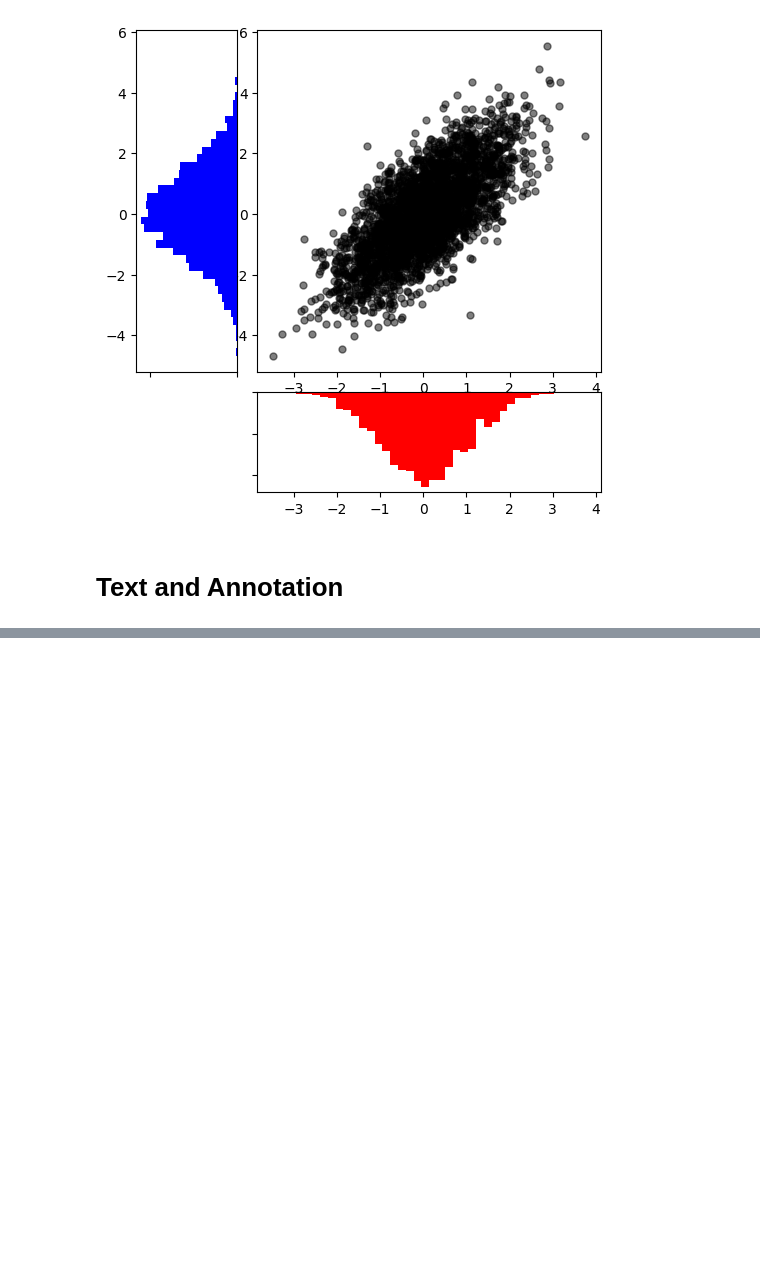
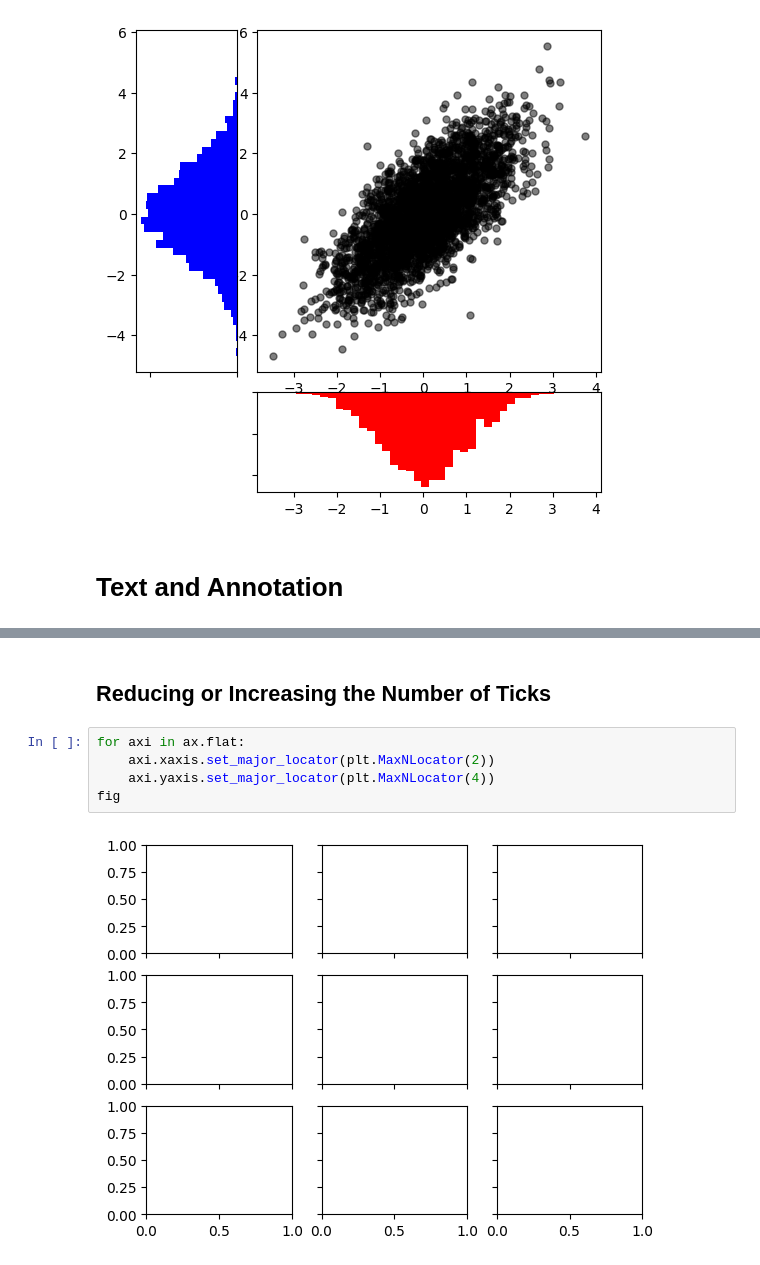
Before and after one commit to ZacharyCone7/SSE591_Week4, a Jupyter notebook: Week 4 Examples.ipynb, the cells around one changed output, grey strips where cells are left out. Drawn from its saved outputs; the diff is of its cells as text; blank space fills up the shorter version.

```diff
--- a/Week 4 Examples.ipynb
+++ b/Week 4 Examples.ipynb
@@ -443,0 +486,9 @@ y_hist.invert_xaxis()
+# %% [markdown]
+## Reducing or Increasing the Number of Ticks
+# %%
+for axi in ax.flat:
+    axi.xaxis.set_major_locator(plt.MaxNLocator(2))
+    axi.yaxis.set_major_locator(plt.MaxNLocator(4))
+fig
+# %% [output]
+[figure, added]
```
Also changed, not shown: parts of 43 cells of this notebook, 1 other file.
